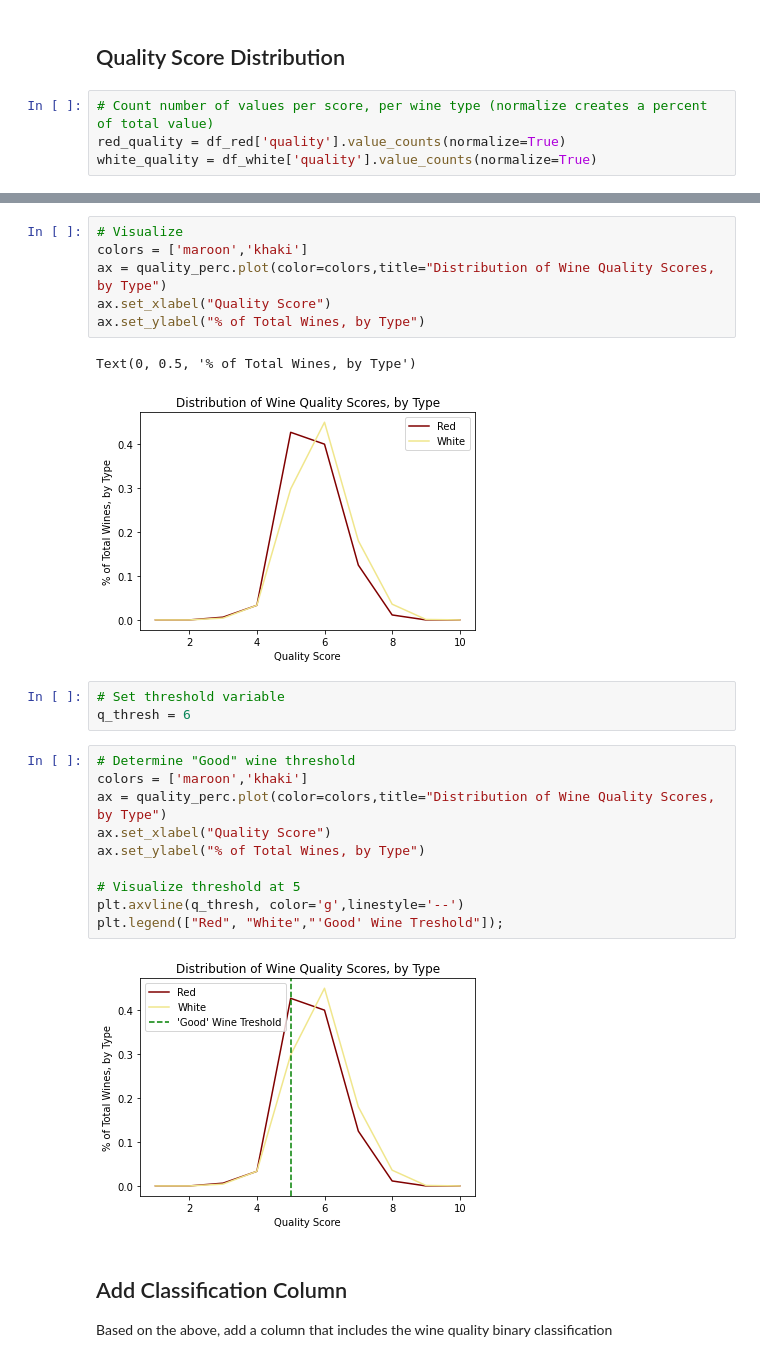
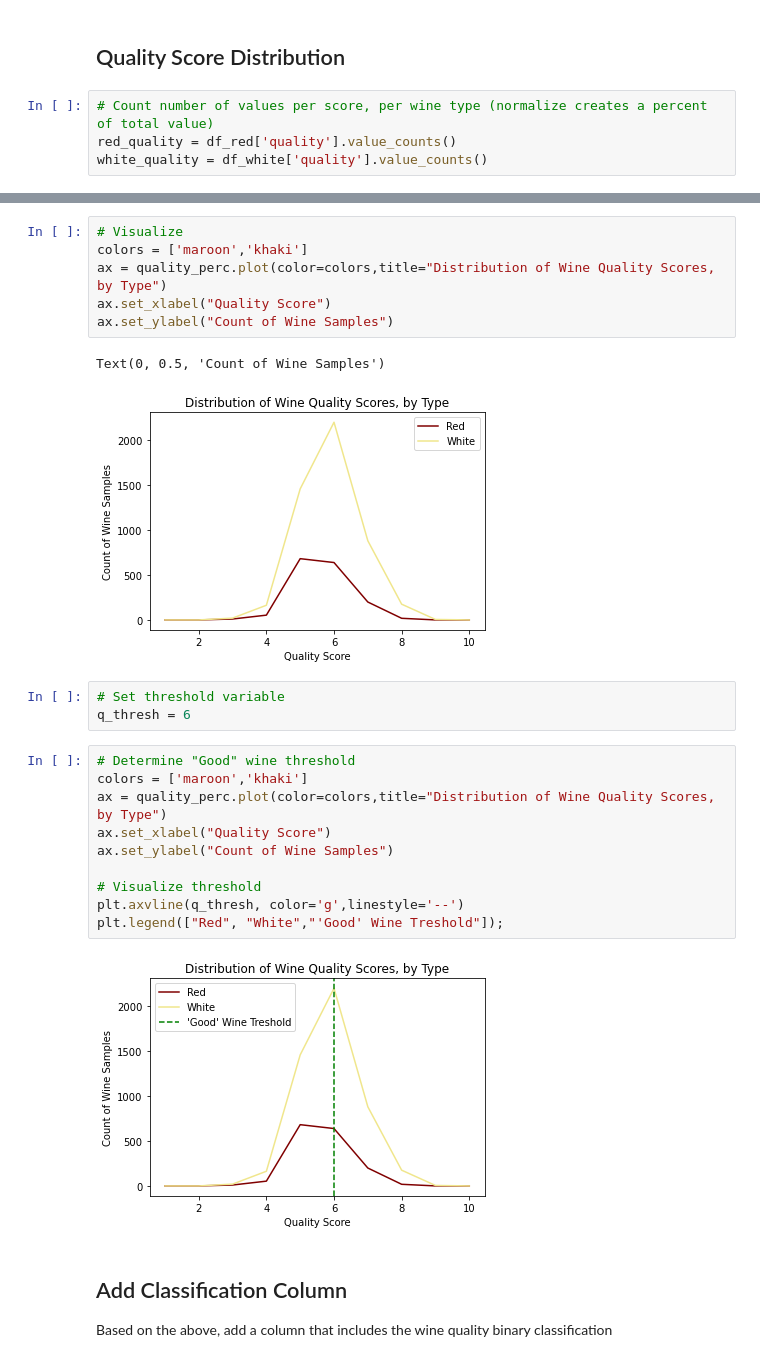
Before and after one commit to lukealibozek/group5_project, a Jupyter notebook: Wine_Quality_Analysis.ipynb, the cells around one changed output, grey strips where cells are left out. Saved outputs shown, nothing was run; the diff lists cells and outputs as text.

Commit message:
updated threshold graphic

```diff
--- a/Wine_Quality_Analysis.ipynb
+++ b/Wine_Quality_Analysis.ipynb
@@ -142,8 +142,8 @@ df_white["type"] = 'white'
 ## Quality Score Distribution
 # %%
 # Count number of values per score, per wine type (normalize creates a percent of total value)
-red_quality = df_red['quality'].value_counts(normalize=True)
-white_quality = df_white['quality'].value_counts(normalize=True)
+red_quality = df_red['quality'].value_counts()
+white_quality = df_white['quality'].value_counts()
 # %%
 # Create empty DF for both wine types, and quality scores from 1 to 10
 quality_perc = pd.DataFrame(columns=('Red','White'),index=list(range(1,11)))
@@ -173,25 +173,25 @@ quality_perc
 colors = ['maroon','khaki']
 ax = quality_perc.plot(color=colors,title="Distribution of Wine Quality Scores, by Type")
 ax.set_xlabel("Quality Score")
-ax.set_ylabel("% of Total Wines, by Type")
+ax.set_ylabel("Count of Wine Samples")
 # %% [output]
-Text(0, 0.5, '% of Total Wines, by Type')
+Text(0, 0.5, 'Count of Wine Samples')
-[figure, old version]
+[figure, new version]
 # %%
 # Set threshold variable
 q_thresh = 6
 # %%
 # Determine "Good" wine threshold
 colors = ['maroon','khaki']
 ax = quality_perc.plot(color=colors,title="Distribution of Wine Quality Scores, by Type")
 ax.set_xlabel("Quality Score")
-ax.set_ylabel("% of Total Wines, by Type")
+ax.set_ylabel("Count of Wine Samples")
 
-# Visualize threshold at 5
+# Visualize threshold
 plt.axvline(q_thresh, color='g',linestyle='--')
 plt.legend(["Red", "White","'Good' Wine Treshold"]);
 # %% [output]
-[figure, old version]
+[figure, new version]
 # %% [markdown]
 ## Add Classification Column
 
```
Also changed, not shown: parts of 22 cells of this notebook, 5 other files.
